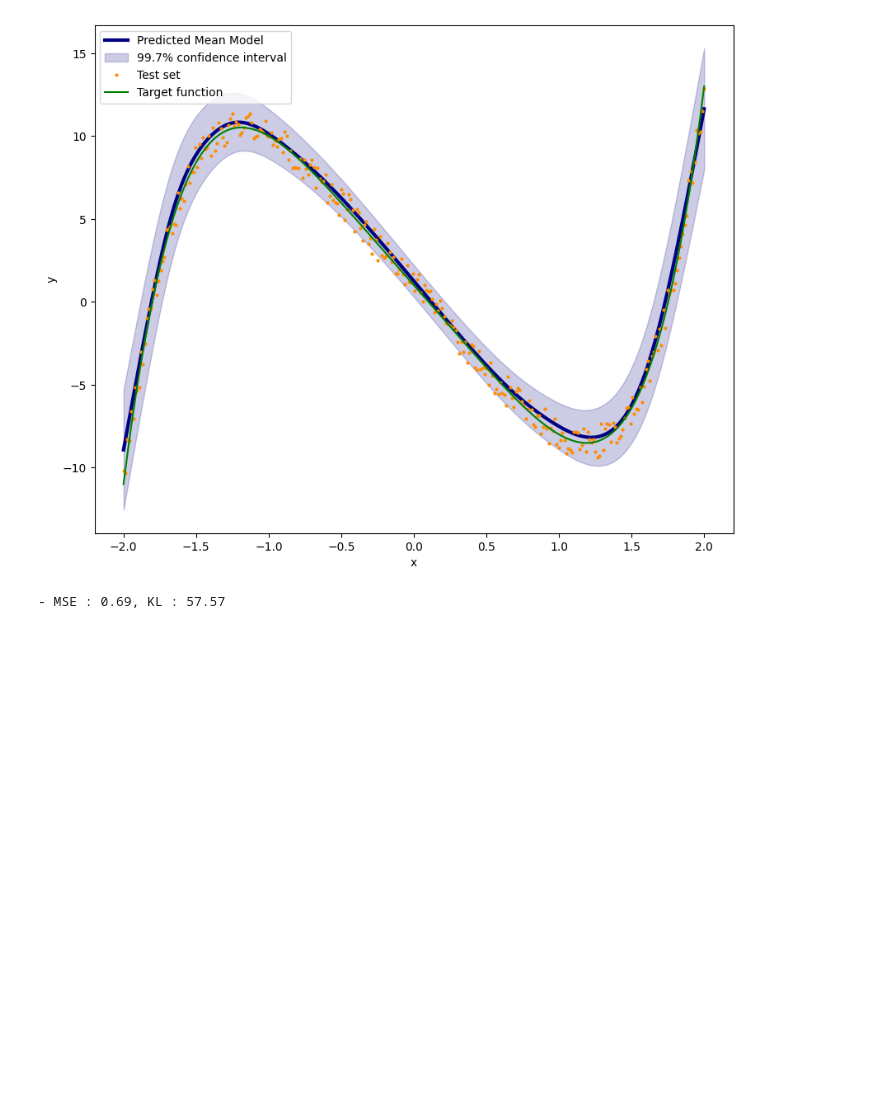
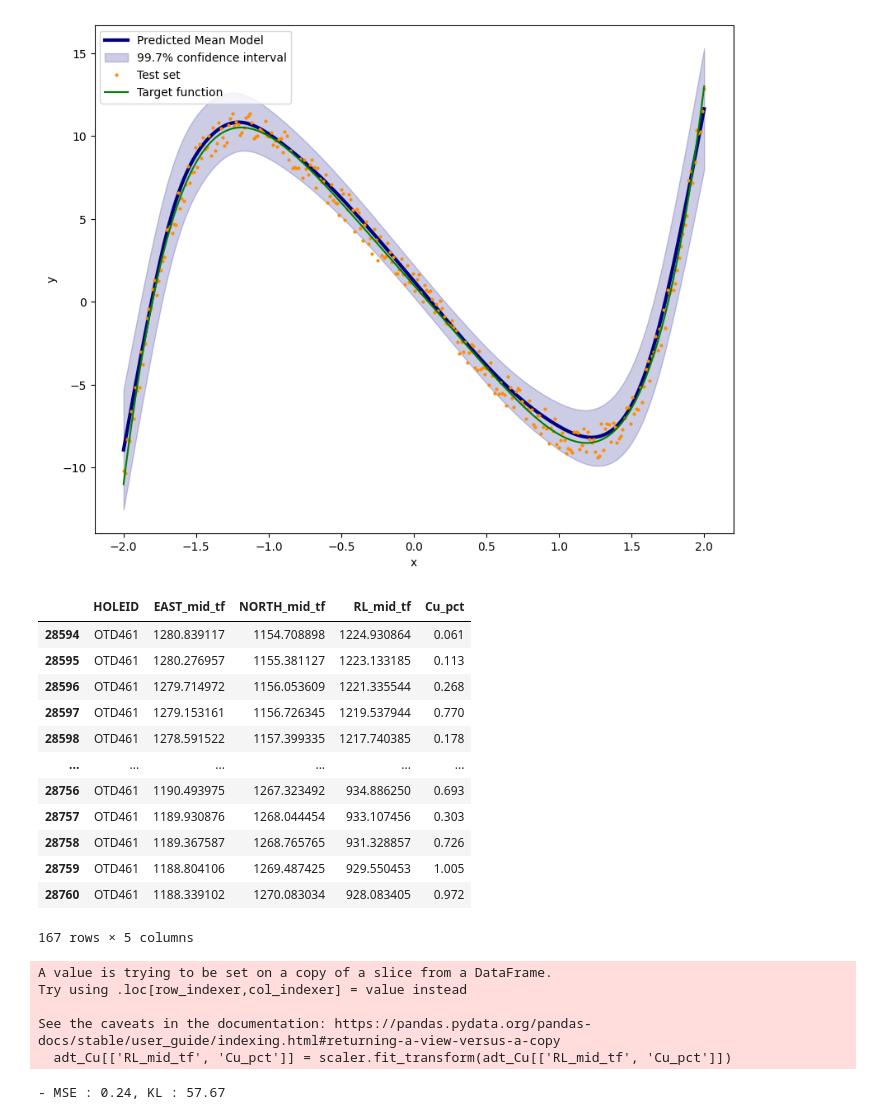
Before and after one commit to Fabian-Leal/PhD-Thesis---Incorporating-Deep-Learning-into-Statistical-Models-for-Spatial-Interpolation, a Jupyter notebook: Paper 3 PhD BNNs for multivariate predictions/Basic BNNs.ipynb, the cells around one changed output. Drawn from its saved outputs; the diff is of its cells as text; code cells hidden in the pictures; blank space fills up the shorter version.

```diff
--- a/Paper 3 PhD BNNs for multivariate predictions/Basic BNNs.ipynb
+++ b/Paper 3 PhD BNNs for multivariate predictions/Basic BNNs.ipynb
@@ -196,13 +200,44 @@ counts = adt['HOLEID'].value_counts()
 mask = adt['HOLEID'].isin(counts[counts > 40].index) & ~adt['Cu_pct'].isna()
 result = adt[mask]
 adt_Cu2 = adt_Cu
+# %%
+adt_Cu
+# %% [output]
+|  | HOLEID | EAST_mid_tf | NORTH_mid_tf | RL_mid_tf | Cu_pct |
+| 28594 | OTD461 | 1280.839117 | 1154.708898 | 1224.930864 | 0.061 |
+| 28595 | OTD461 | 1280.276957 | 1155.381127 | 1223.133185 | 0.113 |
+| 28596 | OTD461 | 1279.714972 | 1156.053609 | 1221.335544 | 0.268 |
+| 28597 | OTD461 | 1279.153161 | 1156.726345 | 1219.537944 | 0.770 |
+| 28598 | OTD461 | 1278.591522 | 1157.399335 | 1217.740385 | 0.178 |
+| ... | ... | ... | ... | ... | ... |
+| 28756 | OTD461 | 1190.493975 | 1267.323492 | 934.886250 | 0.693 |
+| 28757 | OTD461 | 1189.930876 | 1268.044454 | 933.107456 | 0.303 |
+| 28758 | OTD461 | 1189.367587 | 1268.765765 | 931.328857 | 0.726 |
+| 28759 | OTD461 | 1188.804106 | 1269.487425 | 929.550453 | 1.005 |
+| 28760 | OTD461 | 1188.339102 | 1270.083034 | 928.083405 | 0.972 |
+167 rows × 5 columns
 # %%
 hole = 'OTD461'
 adt_Cu = adt_Cu2.loc[adt_Cu2['HOLEID'] == hole]
+
+from sklearn.preprocessing import MinMaxScaler
+
+# Create a MinMaxScaler instance
+scaler = MinMaxScaler()
+
+# Fit the scaler to your data and transform the specified columns
+adt_Cu[['RL_mid_tf', 'Cu_pct']] = scaler.fit_transform(adt_Cu[['RL_mid_tf', 'Cu_pct']])
+
 x = adt_Cu[['EAST_mid_tf','NORTH_mid_tf', 'RL_mid_tf']].values[:,np.newaxis] #[:,np.newaxis] makes the second dimension explicit
 y = adt_Cu[mineral].values[:,np.newaxis] #[:,np.newaxis] makes the second dimension explicit
 x = x.reshape(len(adt_Cu),3)
 x = x[:,2].reshape(-1,1)
+# %% [output]
+A value is trying to be set on a copy of a slice from a DataFrame.
+Try using .loc[row_indexer,col_indexer] = value instead
+
+See the caveats in the documentation: https://pandas.pydata.org/pandas-docs/stable/user_guide/indexing.html#returning-a-view-versus-a-copy
+  adt_Cu[['RL_mid_tf', 'Cu_pct']] = scaler.fit_transform(adt_Cu[['RL_mid_tf', 'Cu_pct']])
 # %%
 x = torch.tensor(x)
 y = torch.tensor(y)
@@ -223,16 +258,16 @@ x_test = x[np.sort(test_indices)]
 y_test = y[np.sort(test_indices)]
 # %%
 model = nn.Sequential(
-    bnn.BayesLinear(prior_mu=1, prior_sigma=0.1, in_features=1, out_features=10),
+    bnn.BayesLinear(prior_mu=1, prior_sigma=0.1, in_features=1, out_features=100),
     nn.ReLU(),
-    bnn.BayesLinear(prior_mu=1, prior_sigma=0.1, in_features=10, out_features=1),
+    bnn.BayesLinear(prior_mu=1, prior_sigma=0.1, in_features=100, out_features=1),
 )
 
 mse_loss = nn.MSELoss()
 kl_loss = bnn.BKLLoss(reduction='mean', last_layer_only=False)
 kl_weight = 0.01
 
-optimizer = optim.Adam(model.parameters(), lr=0.01)
+optimizer = optim.SGD(model.parameters(), lr=0.01)
 
 for step in range(2000):
     pre = model(x_train)
@@ -246,5 +281,5 @@ for step in range(2000):
 
 print('- MSE : %2.2f, KL : %2.2f' % (mse.item(), kl.item()))
 # %% [output]
-- MSE : 0.69, KL : 57.57
+- MSE : 0.24, KL : 57.67
 # %%
```
Also changed, not shown: parts of 4 cells of this notebook, 32 other files.
